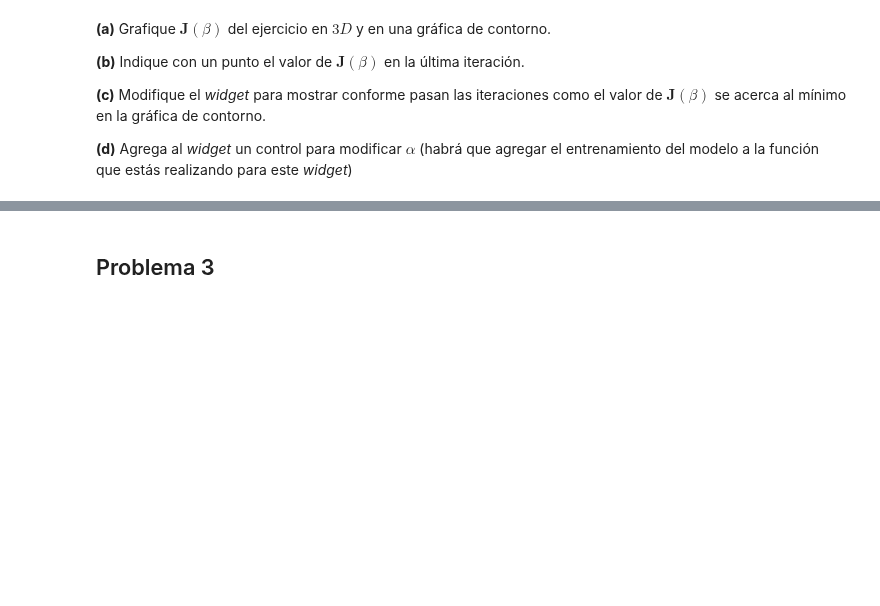
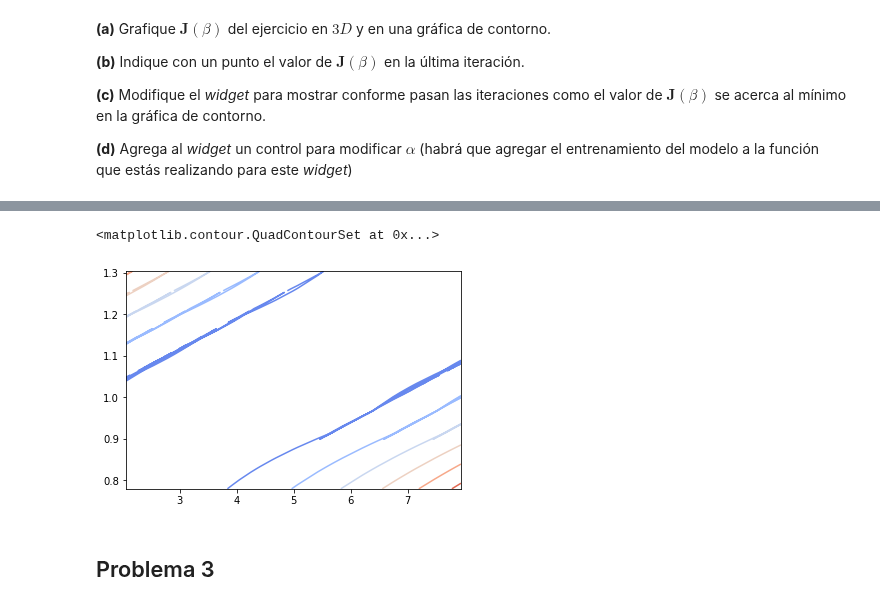
Before and after one commit to Skalas/Matematicas-Computacionales-fall2021, a Jupyter notebook: alumnos/MR1B4RR4/tareas/tarea1/tareas.ipynb, the cells around one changed output, grey strips where cells are left out. Saved outputs shown, nothing was run; the diff lists cells and outputs as text; code cells hidden in the pictures; blank space fills up the shorter version.

```diff
--- a/alumnos/MR1B4RR4/tareas/tarea1/tareas.ipynb
+++ b/alumnos/MR1B4RR4/tareas/tarea1/tareas.ipynb
@@ -129,0 +202,6 @@ v = np.loadtxt('altura.dat')
+# %%
+#ocupamos la misma información para hacerla una grafica de contorno
+plt.contour(U, V, Z, cmap=cm.coolwarm)
+# %% [output]
+<matplotlib.contour.QuadContourSet at 0x...>
+[figure, added]
```
Also changed, not shown: parts of 15 cells of this notebook, 1 other file.
